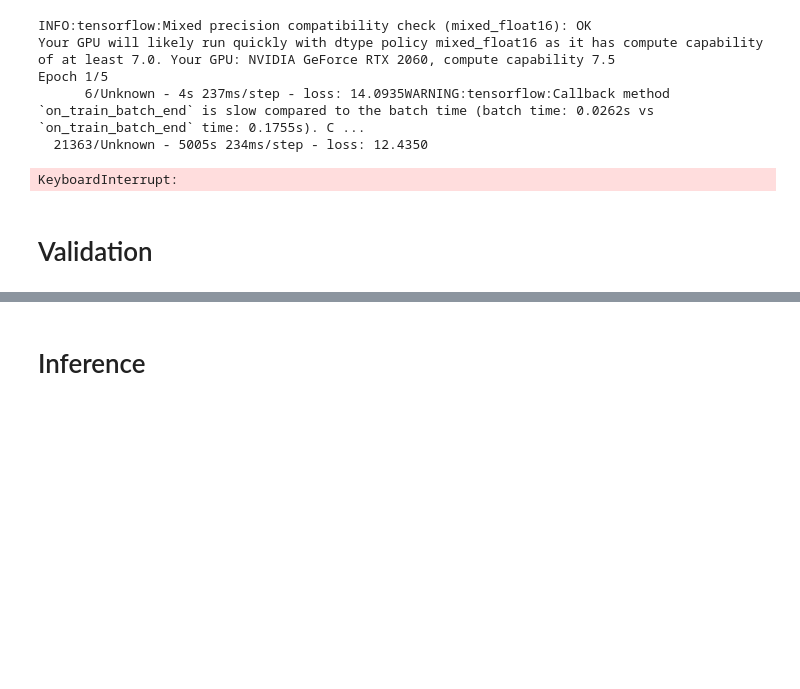
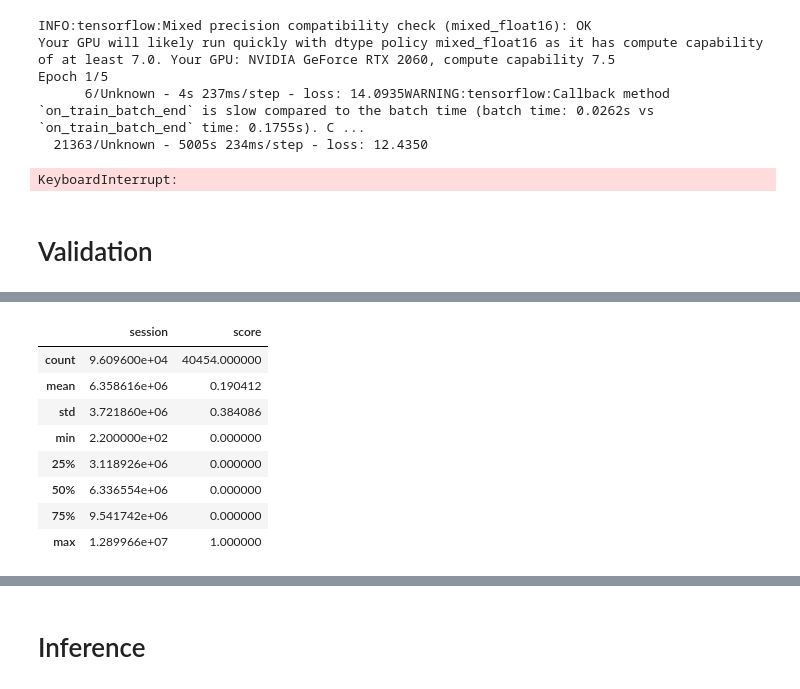
Before and after one commit to EnricRovira/025_Kaggle-OTTO-Recsys-2022, a Jupyter notebook: 1_Scripts/1_Model_v0.3.ipynb, the cells around one changed output, grey strips where cells are left out. Saved outputs shown, nothing was run; the diff lists cells and outputs as text; code cells hidden in the pictures; blank space fills up the shorter version.

```diff
--- a/1_Scripts/1_Model_v0.2.ipynb
+++ b/1_Scripts/1_Model_v0.3.ipynb
@@ -749,0 +613,92 @@ Kaggle Metric: 0.0743
+# %%
+def get_score_metric(y_true, y_pred, type_target, k=20):
+    score = 0
+    if len(y_true)==0:
+        return None
+    if type_target=='clicks':
+        num_targets = 1
+        hits = len([x for x in y_pred if x==y_true[0]])
+    else:
+        num_targets = min(k, len(y_true))
+        hits = len([x for x in y_pred if x in y_true])
+    score = hits / num_targets
+    return score
+
+tf.keras.backend.clear_session()
+model = models.load_model('../2_Models/seq_len10_model_bert4rec_complete_v0.4_finetuned/', compile=False)
+list_paths_val = ['../tfrecords/tfrecords_v0.3/na_split=val/' + x for x in os.listdir('../tfrecords/tfrecords_v0.3/na_split=val')]
+val_dataloader = Bert4RecDataLoader(list_paths_val,
+                                     num_items=NUM_ITEMS,
+                                     seq_len=10,
+                                     seq_len_target=20,
+                                     batch_size=32,
+                                     mask_prob=0.0,
+                                     reverse_prob=0.0,
+                                     is_val=True,
+                                     get_session=True,
+                                     is_test=False,
+                                     shuffle=False).get_generator()
+
+
+list_sessions, list_predictions, list_trues, list_types = [], [], [], []
+for num_batch, batch in enumerate(tqdm(val_dataloader)):
+    features, targets, session = batch
+    seq_items, seq_type, seq_time = features
+    target, type_target = targets
+    idxs = tf.argmin(seq_items[:, :, 0], 1).numpy()
+    for type_ in ['clicks', 'carts', 'orders']:
+        seq_type_new = [tf.concat([
+                        seq_type[i, :ix],
+                        tf.constant([[dict_map_type[type_]]], tf.int64),
+                        seq_type[i, ix+1:]], axis=0)
+                    for i, ix in enumerate(idxs)]
+        features = (seq_items, tf.stack(seq_type_new, axis=0), seq_time)
+        preds = model(features, training=False)
+        preds = tf.gather(preds, indices=idxs, axis=1, batch_dims=1)
+        topk_scores, topk_idxs = tf.math.top_k(preds, k=20)
+        topk_idxs = np.asarray([[x for x in topk_idxs.numpy()[i, :]] for i in range(topk_idxs.numpy().shape[0])])
+        labels = [list(set([_target for _type, _target in zip(type_target.numpy()[i], target.numpy()[i]) if dict_map_type[type_]==_type and _target!=0])) for i in range(target.shape[0])]
+        ###
+        list_sessions.append(session.numpy())
+        list_predictions.append(topk_idxs)
+        list_types.append([type_ for _ in range(seq_items.shape[0])])
+        list_trues = list_trues + labels
+    if num_batch==1_000:
+        break
+
+df_val = pd.DataFrame({
+    'session' : np.concatenate(list_sessions),
+    'predictions' : np.concatenate(list_predictions).tolist(),
+    'trues' : list_trues,
+    'type' : np.concatenate(list_types)
+})
+
+df_val['score'] = df_val.progress_apply(lambda x: get_score_metric(x['trues'], x['predictions'], x['type']), axis=1)
+
+display(df_val.describe())
+dict_scores = df_val.groupby('type')['score'].mean().to_dict()
+display(dict_scores)
+kaggle_metric = 0.1*dict_scores['clicks'] + 0.3*dict_scores['carts'] + 0.6*dict_scores['orders']
+print(f'Kaggle Metric: {kaggle_metric:.4f}')
+
+# v0.4 seqlen=10
+# {'carts': 0.222143,
+#  'clicks': 0.163726,
+#  'orders': 0.301489}
+# Kaggle Metric: 0.2639089
+
+# v0.4_finetuned seqlen=10
+# {'carts': 0.23272587826464677,
+#  'clicks': 0.16818629058707774,
+#  'orders': 0.31957377011651095}
+# Kaggle Metric: 0.2783808
+# %% [output]
+|  | session | score |
+| count | 9.609600e+04 | 40454.000000 |
+| mean | 6.358616e+06 | 0.190412 |
+| std | 3.721860e+06 | 0.384086 |
+| min | 2.200000e+02 | 0.000000 |
+| 25% | 3.118926e+06 | 0.000000 |
+| 50% | 6.336554e+06 | 0.000000 |
+| 75% | 9.541742e+06 | 0.000000 |
+| max | 1.289966e+07 | 1.000000 |
```
Also changed, not shown: parts of 7 cells of this notebook, 1 other file.
